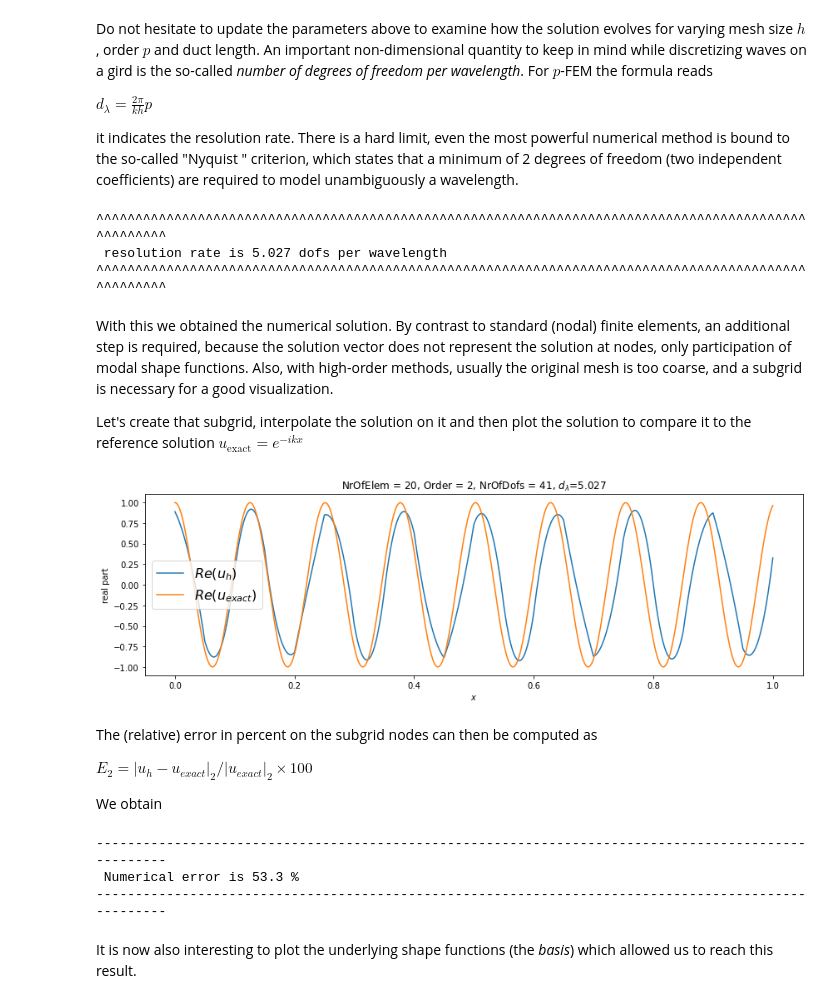
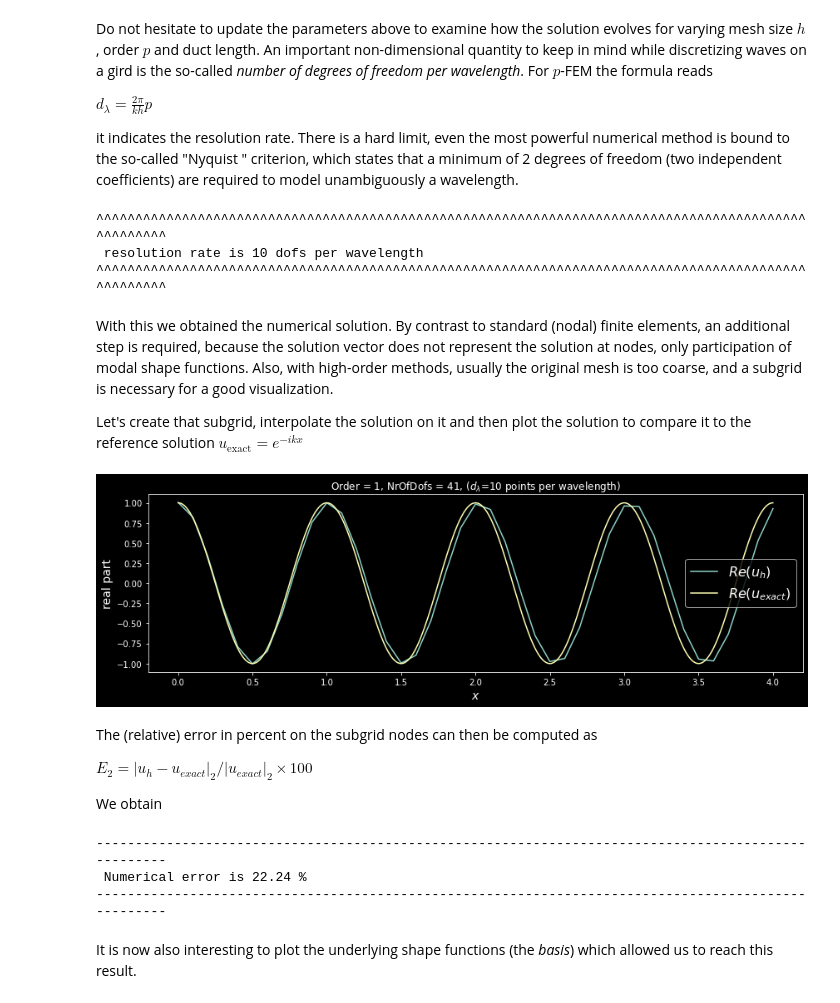
Before and after one commit to HadrienLMS/Helmholtz_1D_pFEM, a Jupyter notebook: Helmholtz_1D_pFEM.ipynb, the cells around one changed output. Cells and saved outputs as stored; diff of their text form; code cells hidden in the pictures.

```diff
--- a/Helmholtz_1D_pFEM.ipynb
+++ b/Helmholtz_1D_pFEM.ipynb
@@ -184,13 +207,13 @@ from ExternalFunctions import MassAndStiffness_1D
 import math
 
 # parameters of the problem
-omega = 50
+omega = 2*math.pi
 rho0 = 1; c0 = 1;
 
 # mesh and order
-NrOfElem = 20
-DuctLength = 1
-Order = 2
+NrOfElem = 40
+DuctLength = 4
+Order = 1
 
 rho_0 = 1; c0 = 1; # normalized fluid properties
 beta = 1; Vn = 1/(rho_0*c0); # boundary conditions
@@ -206,7 +229,7 @@ d_lambda = 2*math.pi/(omega/c0*h)*Order
 print('^' *100 +'\n'+' resolution rate is %1.4g' %d_lambda + ' dofs per wavelength\n' +'^' *100)
 # %% [output]
 ^^^^^^^^^^^^^^^^^^^^^^^^^^^^^^^^^^^^^^^^^^^^^^^^^^^^^^^^^^^^^^^^^^^^^^^^^^^^^^^^^^^^^^^^^^^^^^^^^^^^
- resolution rate is 5.027 dofs per wavelength
+ resolution rate is 10 dofs per wavelength
 ^^^^^^^^^^^^^^^^^^^^^^^^^^^^^^^^^^^^^^^^^^^^^^^^^^^^^^^^^^^^^^^^^^^^^^^^^^^^^^^^^^^^^^^^^^^^^^^^^^^^
 # %%
 
@@ -240,20 +263,22 @@ Let's create that subgrid, interpolate the solution on it and then plot the solu
 # %%
 from ExternalFunctions import GetSolutionOnSubgrid
 
 # compute the solution on a subgrid
 x_sub, u_h_sub = GetSolutionOnSubgrid(Sol, Order, Coord, Element, NrOfElem, DofElement)
 # exact solution on subgrid
 u_exact_sub = np.exp(-1j*omega/c0*x_sub)
 
 fig, ax = plt.subplots(nrows=1, ncols=1, figsize=(12, 4), tight_layout=True)
 ax.plot(x_sub, np.real(u_h_sub), label="$Re(u_h)$")
 ax.plot(x_sub, np.real(u_exact_sub), label="$Re(u_{exact})$")
 ax.legend(loc="best",fontsize=16)
 ax.set(xlabel=r'$x$', ylabel=r'real part',
-       title='NrOfElem = '+str(NrOfElem)+', Order = '+str(Order)+', NrOfDofs = '+str(NrOfDofs) + ', $d_\lambda$=%1.4g' %d_lambda)
+       #title='NrOfElem = '+str(NrOfElem)+', Order = '+str(Order)+', NrOfDofs = '+str(NrOfDofs) + ', ($d_\lambda$=%1.4g' %d_lambda +' points per wavelength)')
+       title= 'Order = '+str(Order)+', NrOfDofs = '+str(NrOfDofs) + ', ($d_\lambda$=%1.4g' %d_lambda +' points per wavelength)')
+plt.rc('axes', labelsize=16)
 plt.show()
 # %% [output]
-[figure, old version]
+[figure, new version]
 # %% [markdown]
 The (relative) error in percent on the subgrid nodes can then be computed as
 
@@ -265,7 +290,7 @@ E2 = np.linalg.norm(u_h_sub - u_exact_sub)/np.linalg.norm(u_exact_sub)*100
 print('-' *100 +'\n'+' Numerical error is %1.4g' %E2 + ' % \n' +'-' *100)
 # %% [output]
 ----------------------------------------------------------------------------------------------------
- Numerical error is 53.3 %
+ Numerical error is 22.24 %
 ----------------------------------------------------------------------------------------------------
 # %% [markdown]
 It is now also interesting to plot the underlying shape functions (the *basis*) which allowed us to reach this result.
```
Also changed, not shown: parts of 18 cells of this notebook.
